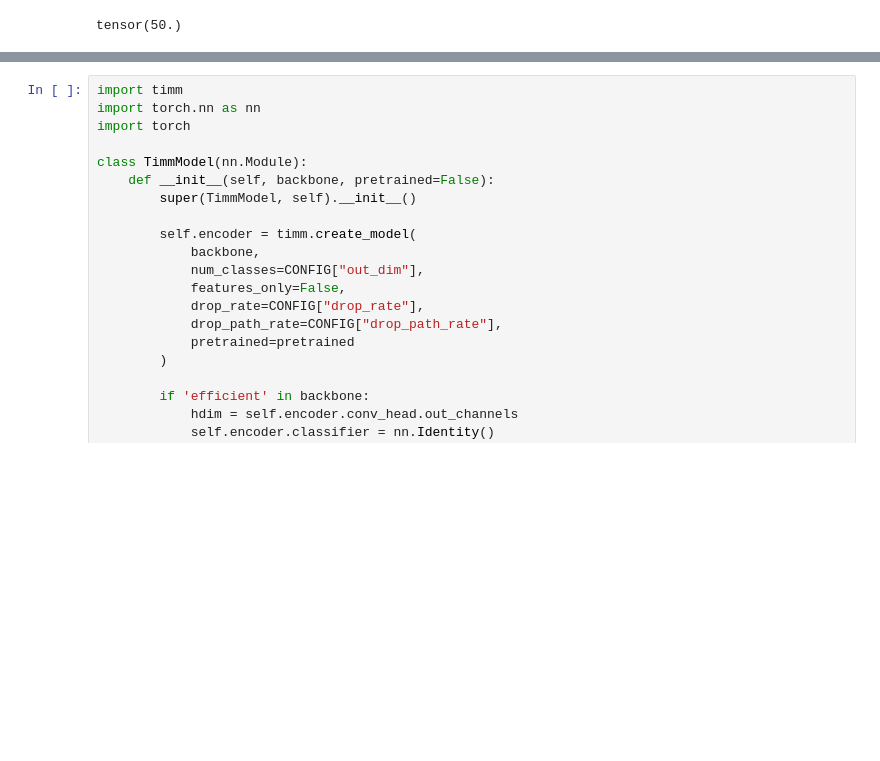
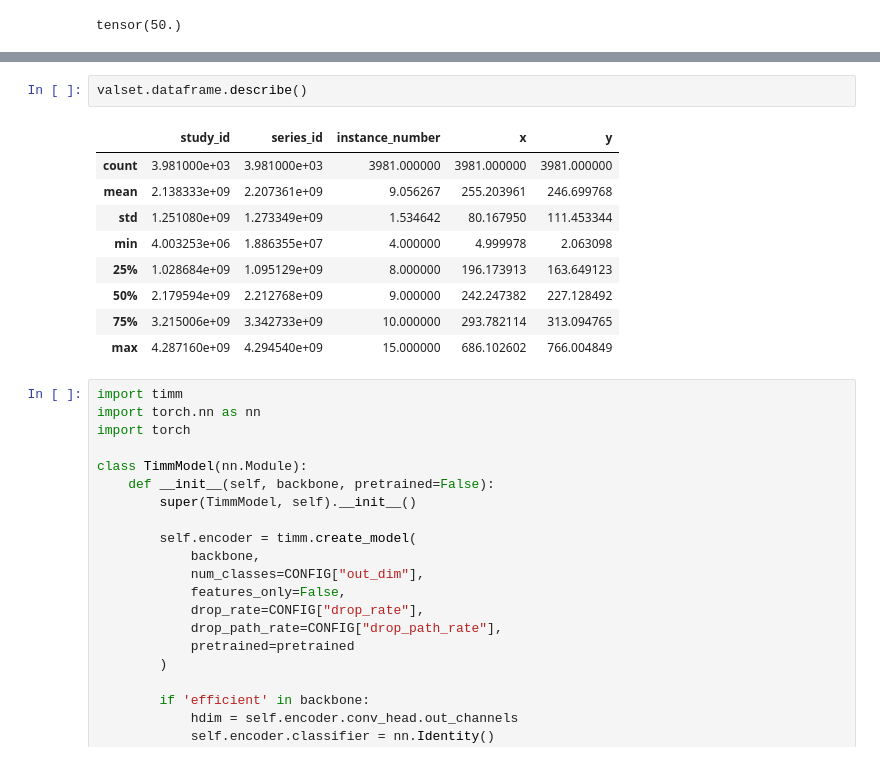
Before and after one commit to IDoCodingStuffs/python-doodles, a Jupyter notebook: rsna-2024/rsna-2024-inference.ipynb, the cells around one changed output, grey strips where cells are left out. Cells and saved outputs as stored; diff of their text form; blank space fills up the shorter version.

```diff
--- a/rsna-2024/rsna-2024-inference.ipynb
+++ b/rsna-2024/rsna-2024-inference.ipynb
@@ -312,3 +323,15 @@ trainset.label["weight"].describe()
+# %%
+valset.dataframe.describe()
+# %% [output]
+|  | study_id | series_id | instance_number | x | y |
+| count | 3.981000e+03 | 3.981000e+03 | 3981.000000 | 3981.000000 | 3981.000000 |
+| mean | 2.138333e+09 | 2.207361e+09 | 9.056267 | 255.203961 | 246.699768 |
+| std | 1.251080e+09 | 1.273349e+09 | 1.534642 | 80.167950 | 111.453344 |
+| min | 4.003253e+06 | 1.886355e+07 | 4.000000 | 4.999978 | 2.063098 |
+| 25% | 1.028684e+09 | 1.095129e+09 | 8.000000 | 196.173913 | 163.649123 |
+| 50% | 2.179594e+09 | 2.212768e+09 | 9.000000 | 242.247382 | 227.128492 |
+| 75% | 3.215006e+09 | 3.342733e+09 | 10.000000 | 293.782114 | 313.094765 |
+| max | 4.287160e+09 | 4.294540e+09 | 15.000000 | 686.102602 | 766.004849 |
 # %%
 import timm
 import torch.nn as nn
```
Also changed, not shown: parts of 5 cells of this notebook, 2 other files.
